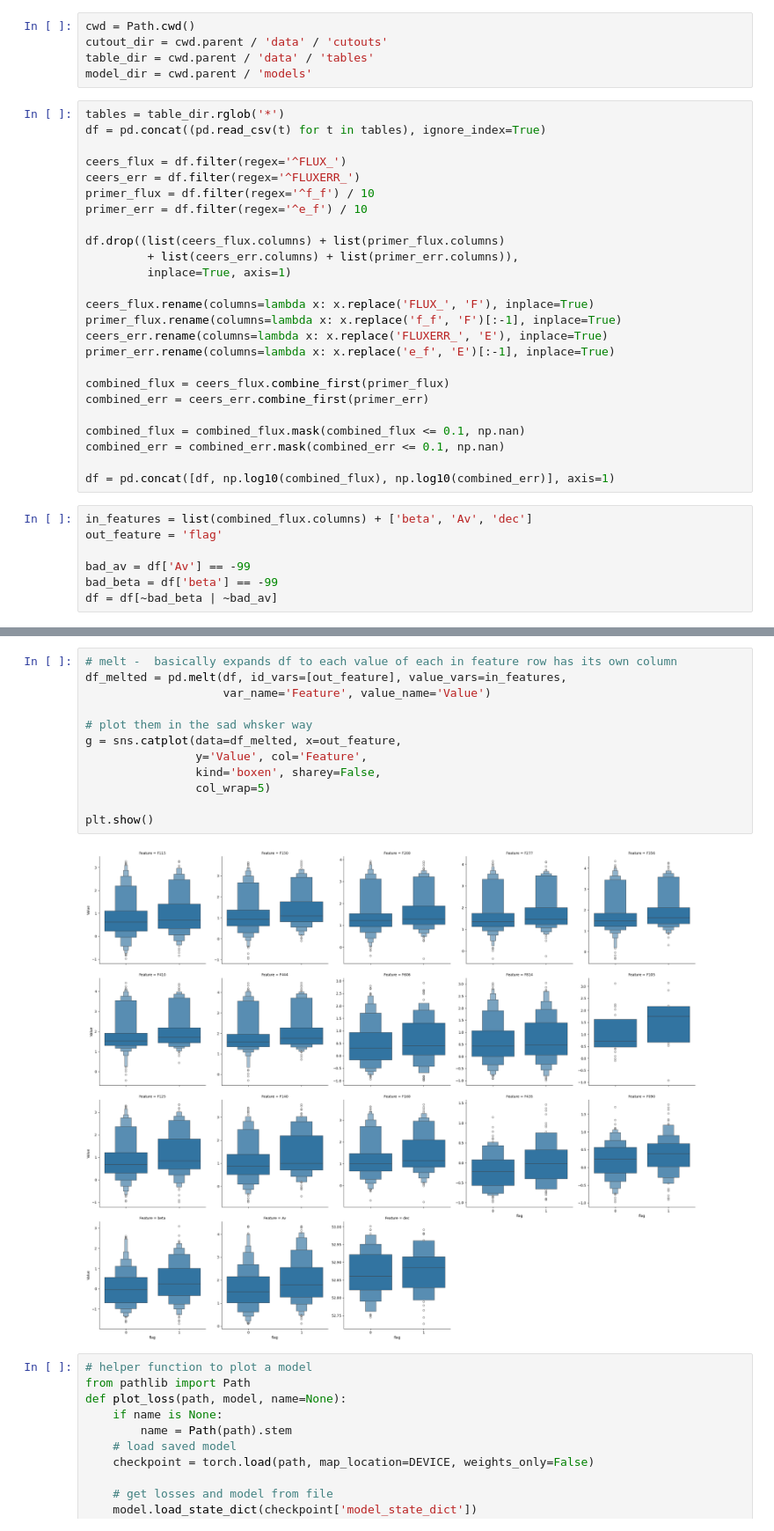
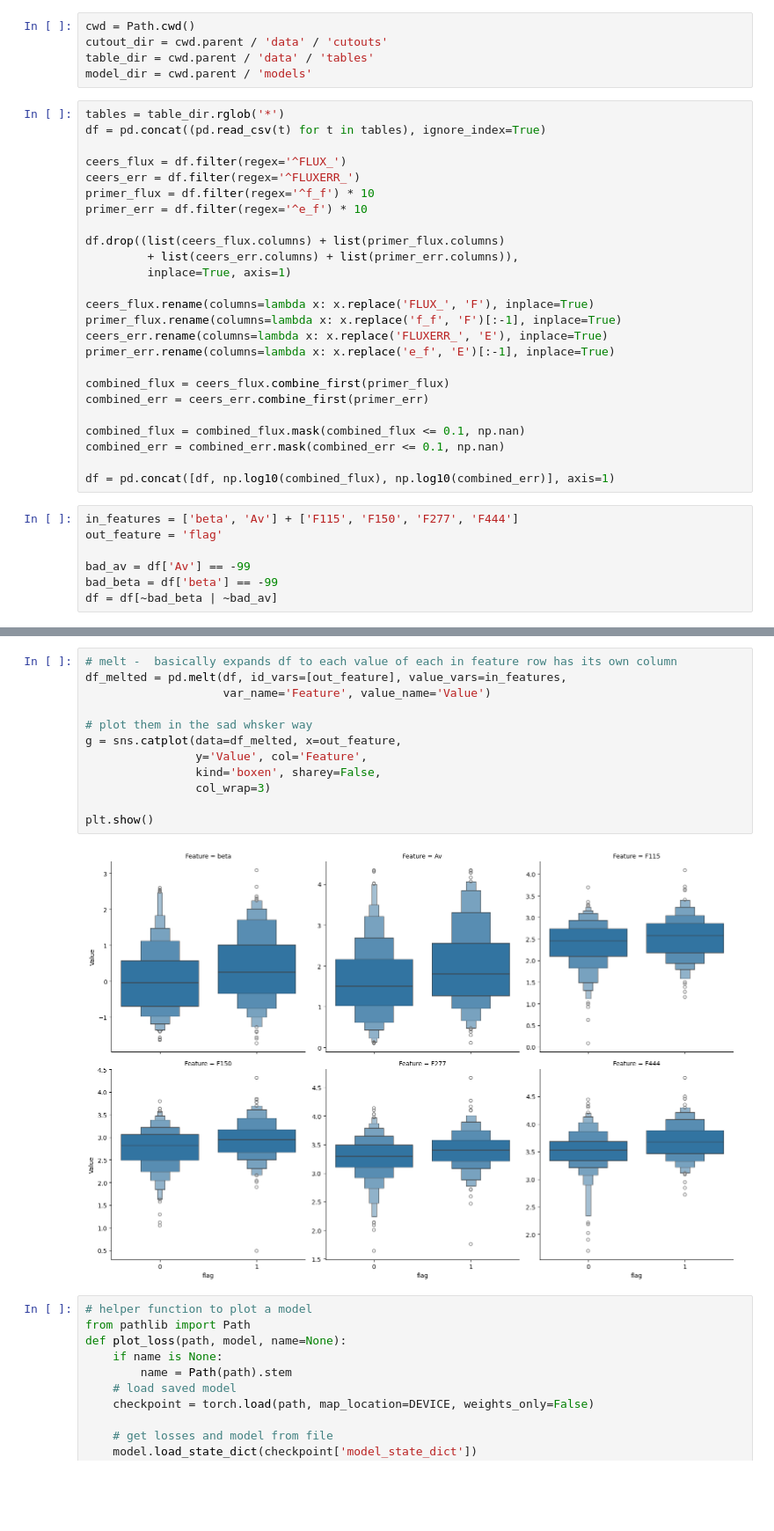
Before and after one commit to hartysimon-sketch/Galaxy-Classifier, a Jupyter notebook: Summer Research/Misc Notebooks/analysis_plots.ipynb, the cells around one changed output, grey strips where cells are left out. Shown at 88% size. Drawn from its saved outputs; the diff is of its cells as text; blank space fills up the shorter version.

```diff
--- a/Summer Research/Misc Notebooks/analysis_plots.ipynb
+++ b/Summer Research/Misc Notebooks/analysis_plots.ipynb
@@ -29,8 +29,8 @@ df = pd.concat((pd.read_csv(t) for t in tables), ignore_index=True)
 
 ceers_flux = df.filter(regex='^FLUX_')
 ceers_err = df.filter(regex='^FLUXERR_')
-primer_flux = df.filter(regex='^f_f') / 10
-primer_err = df.filter(regex='^e_f') / 10
+primer_flux = df.filter(regex='^f_f') * 10
+primer_err = df.filter(regex='^e_f') * 10
 
 df.drop((list(ceers_flux.columns) + list(primer_flux.columns)
          + list(ceers_err.columns) + list(primer_err.columns)),
@@ -49,7 +49,7 @@ combined_err = combined_err.mask(combined_err <= 0.1, np.nan)
 
 df = pd.concat([df, np.log10(combined_flux), np.log10(combined_err)], axis=1)
 # %%
-in_features = list(combined_flux.columns) + ['beta', 'Av', 'dec']
+in_features = ['beta', 'Av'] + ['F115', 'F150', 'F277', 'F444']
 out_feature = 'flag'
 
 bad_av = df['Av'] == -99
@@ -78,17 +58,17 @@ list(df.columns)
 # %%
 # melt -  basically expands df to each value of each in feature row has its own column
 df_melted = pd.melt(df, id_vars=[out_feature], value_vars=in_features,
                     var_name='Feature', value_name='Value')
 
 # plot them in the sad whsker way
 g = sns.catplot(data=df_melted, x=out_feature,
                 y='Value', col='Feature',
                 kind='boxen', sharey=False,
-                col_wrap=5)
+                col_wrap=3)
 
 plt.show()
 # %% [output]
-[figure, old version]
+[figure, new version]
 # %%
 # helper function to plot a model
 from pathlib import Path
```
Also changed, not shown: parts of 1 cell of this notebook, 3 other files.
